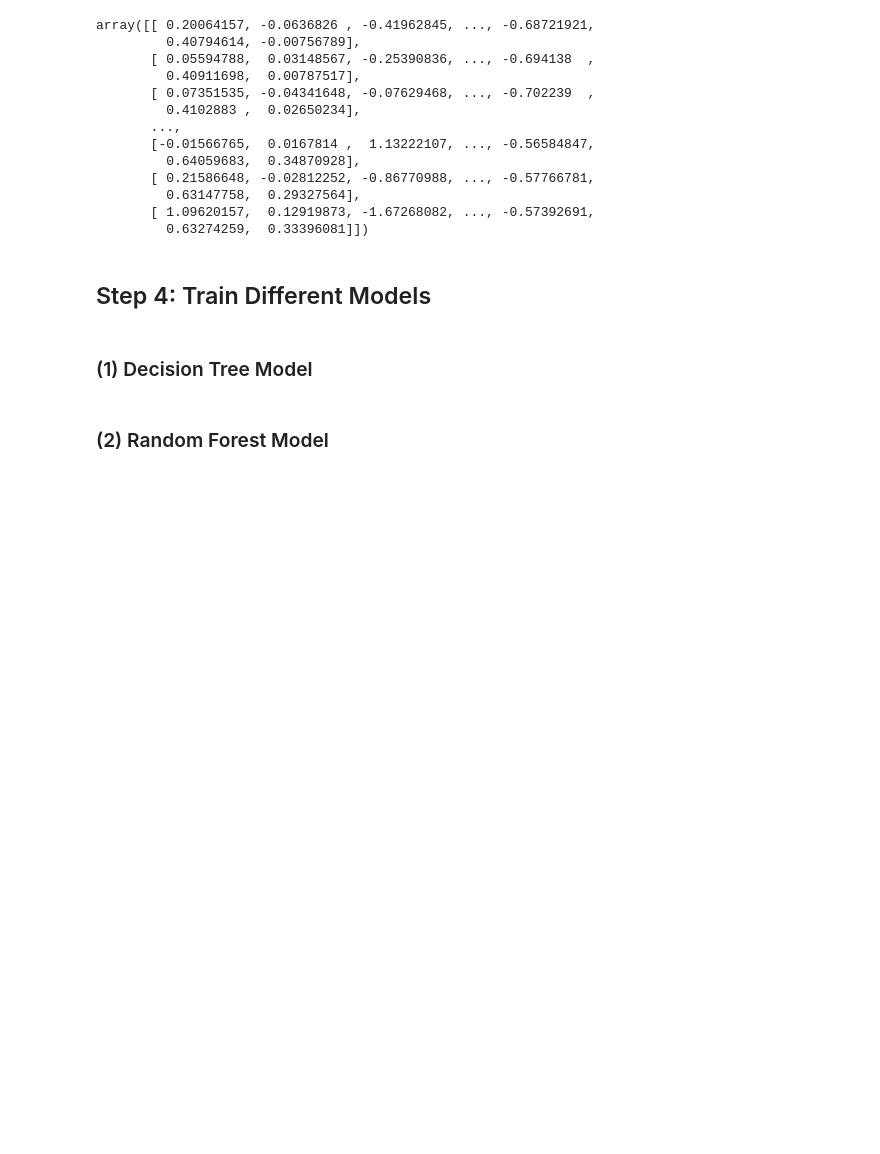
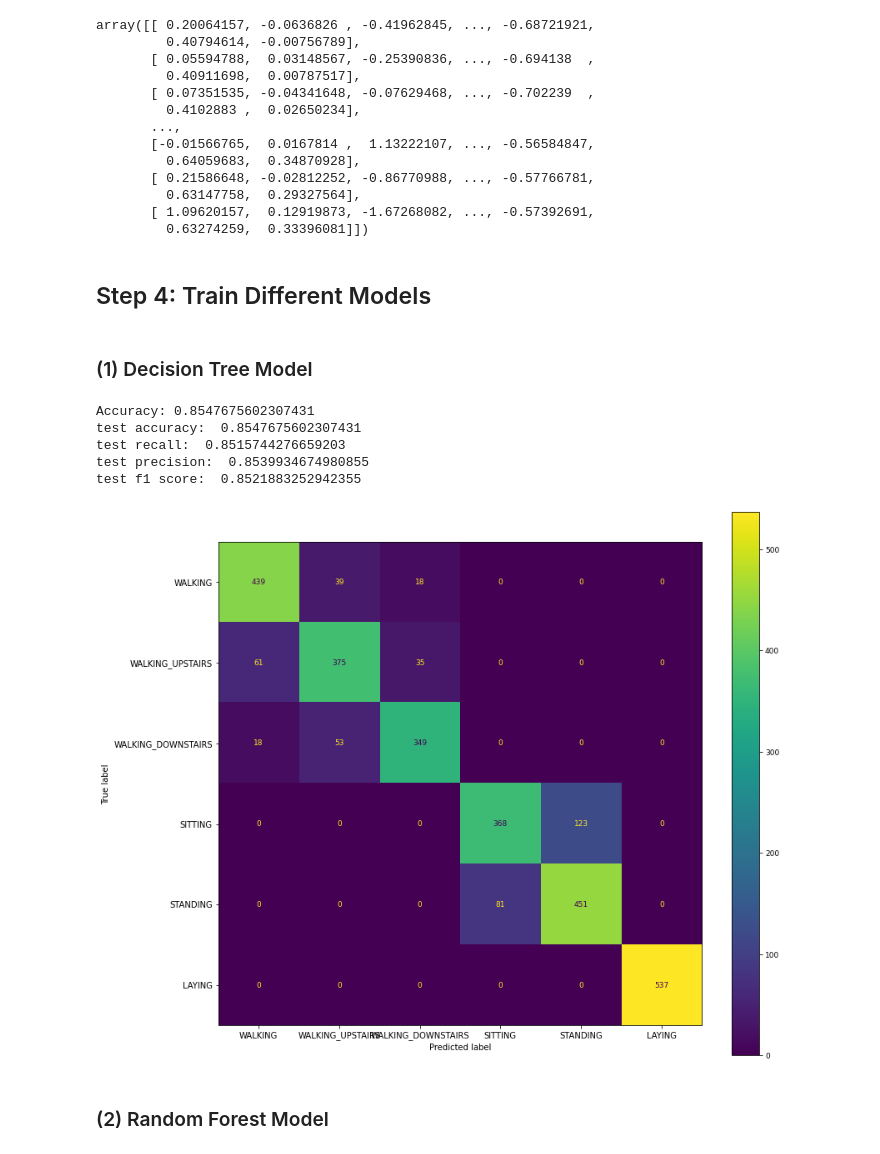
Before and after one commit to xzhangmiles/CS6140_SP_2022_Project_Human_Activity_Recognition, a Jupyter notebook: CS6140_Term_Project_Group_13_Human_Activity_Recognition.ipynb, the cells around one changed output. Drawn from its saved outputs; the diff is of its cells as text; code cells hidden in the pictures; blank space fills up the shorter version.

Commit message:
Decision Tree completed with confusion matrix

```diff
--- a/CS6140_Term_Project_Group_13_Human_Activity_Recognition.ipynb
+++ b/CS6140_Term_Project_Group_13_Human_Activity_Recognition.ipynb
@@ -116,6 +116,45 @@ array([[ 0.20064157, -0.0636826 , -0.41962845, ..., -0.68721921,
 ## Step 4: Train Different Models
 # %% [markdown]
 ### (1) Decision Tree Model
+# %%
+from sklearn.tree import DecisionTreeClassifier
+decision_tree = DecisionTreeClassifier()
+decision_tree.fit(X_train, y_train)
+
+y_pred = decision_tree.predict(X_test)
+from sklearn import metrics
+# Model Accuracy, how often is the classifier correct?
+print("Accuracy:",metrics.accuracy_score(y_test, y_pred))
+print("test accuracy: ", end=" ")
+print(accuracy_score(y_test, y_pred))
+print("test recall: ", end=" ")
+print(recall_score(y_test,y_pred , average='macro'))
+print("test precision: ", end=" ")
+print(precision_score(y_test, y_pred, average='macro'))
+print("test f1 score: ", end=" ")
+print(f1_score(y_test, y_pred, average='macro'))
+
+from sklearn.metrics import ConfusionMatrixDisplay, confusion_matrix
+
+# a helper function to plot confusion_matrix
+def plot_confusion_matrix(y_test, y_pred):
+    fig, ax = plt.subplots(figsize=(13, 12))
+    plt.rcParams.update({'font.size': 9})
+    cmp = ConfusionMatrixDisplay(
+        confusion_matrix(y_test, y_pred),
+        display_labels=["WALKING", "WALKING_UPSTAIRS", "WALKING_DOWNSTAIRS", "SITTING","STANDING","LAYING"],
+    )
+    cmp.plot(ax=ax)
+    plt.show();
+
+plot_confusion_matrix(y_test, y_pred)
+# %% [output]
+Accuracy: 0.8547675602307431
+test accuracy:  0.8547675602307431
+test recall:  0.8515744276659203
+test precision:  0.8539934674980855
+test f1 score:  0.8521883252942355
+[figure, added]
 # %% [markdown]
 ### (2) Random Forest Model
 # %%
```
Also changed, not shown: parts of 1 cell of this notebook.
